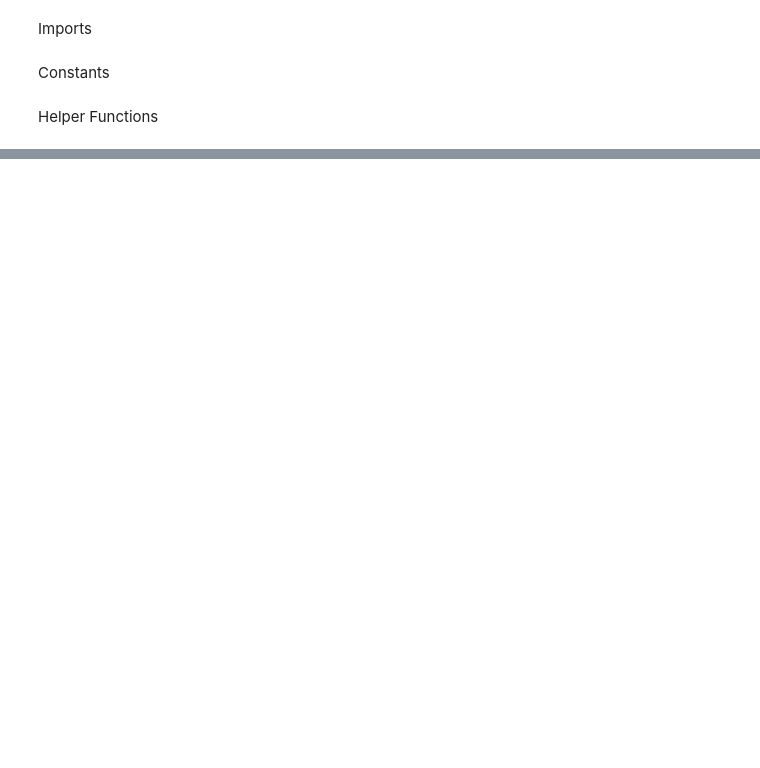
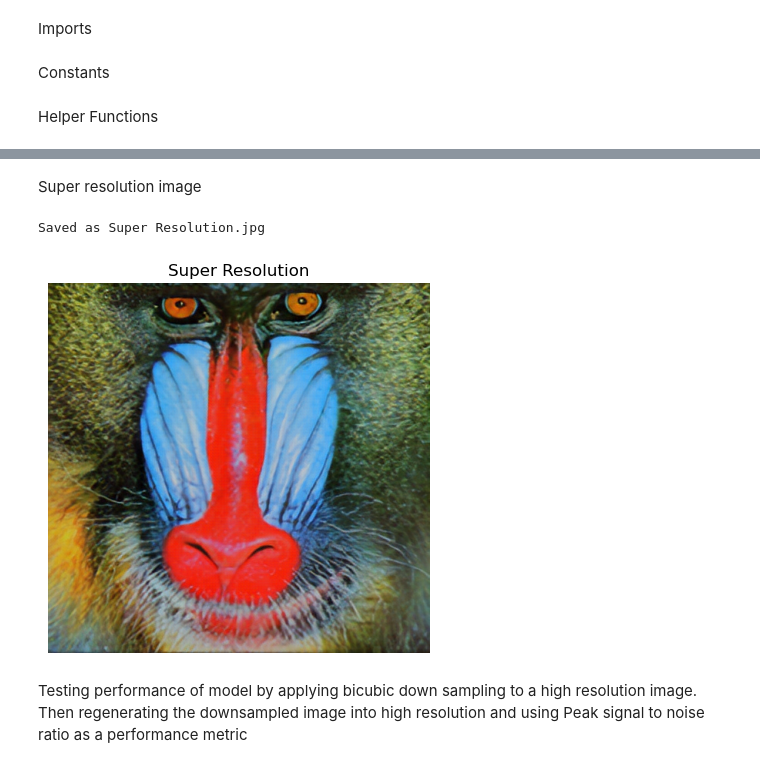
Before and after one commit to lieric90/ESRGAN-ResUpscaler, a Jupyter notebook: SR_GAN.ipynb, the cells around one changed output, grey strips where cells are left out. Cells and saved outputs as stored; diff of their text form; code cells hidden in the pictures; blank space fills up the shorter version.

```diff
--- a/SR_GAN.ipynb
+++ b/SR_GAN.ipynb
@@ -70,0 +81,2 @@ def plot_image(image, title=""):
+# %%
+model = hub.load(SAVED_MODEL_PATH)
@@ -70,0 +90,10 @@ def plot_image(image, title=""):
+# %% [markdown]
+Super resolution image
+# %%
+plot_image(tf.squeeze(fake_image), title="Super Resolution")
+save_image(tf.squeeze(fake_image), filename="Super Resolution")
+# %% [output]
+Saved as Super Resolution.jpg
+[figure, added]
+# %% [markdown]
+Testing performance of model by applying bicubic down sampling to a high resolution image. Then regenerating the downsampled image into high resolution and using Peak signal to noise ratio as a performance metric
```
Also changed, not shown: parts of 3 cells of this notebook, 2 other files.
